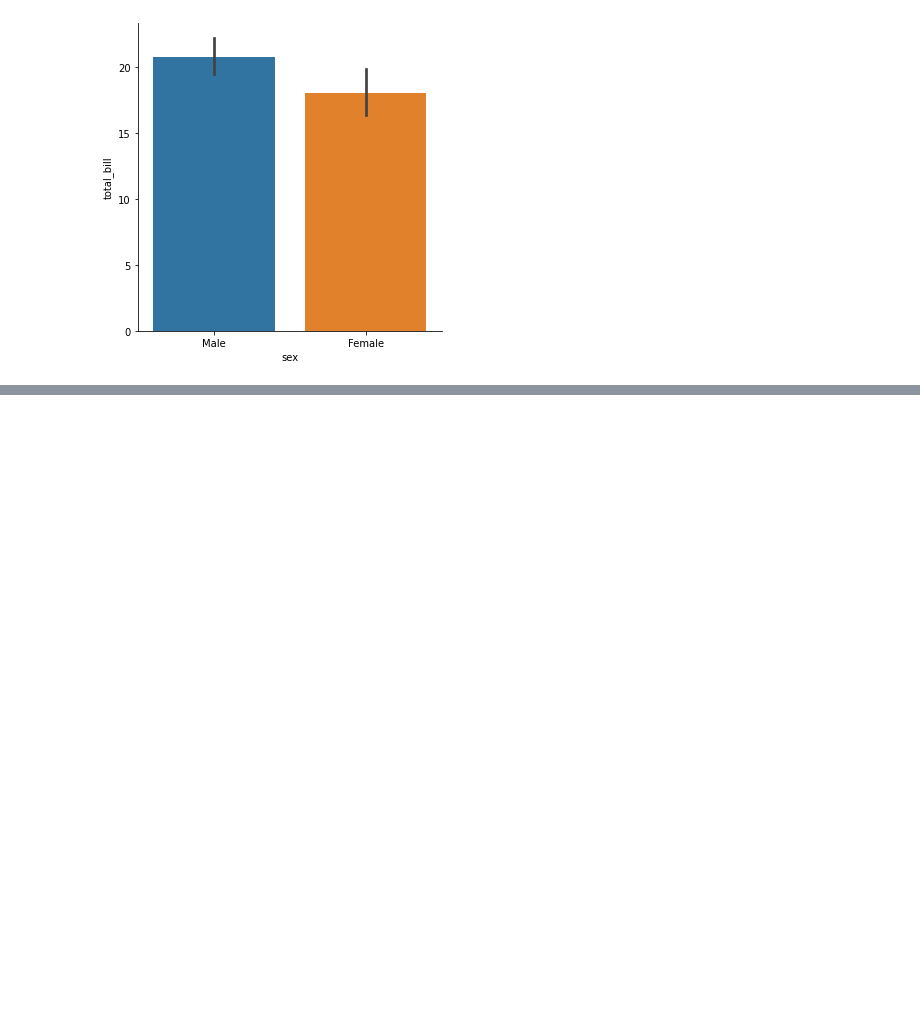
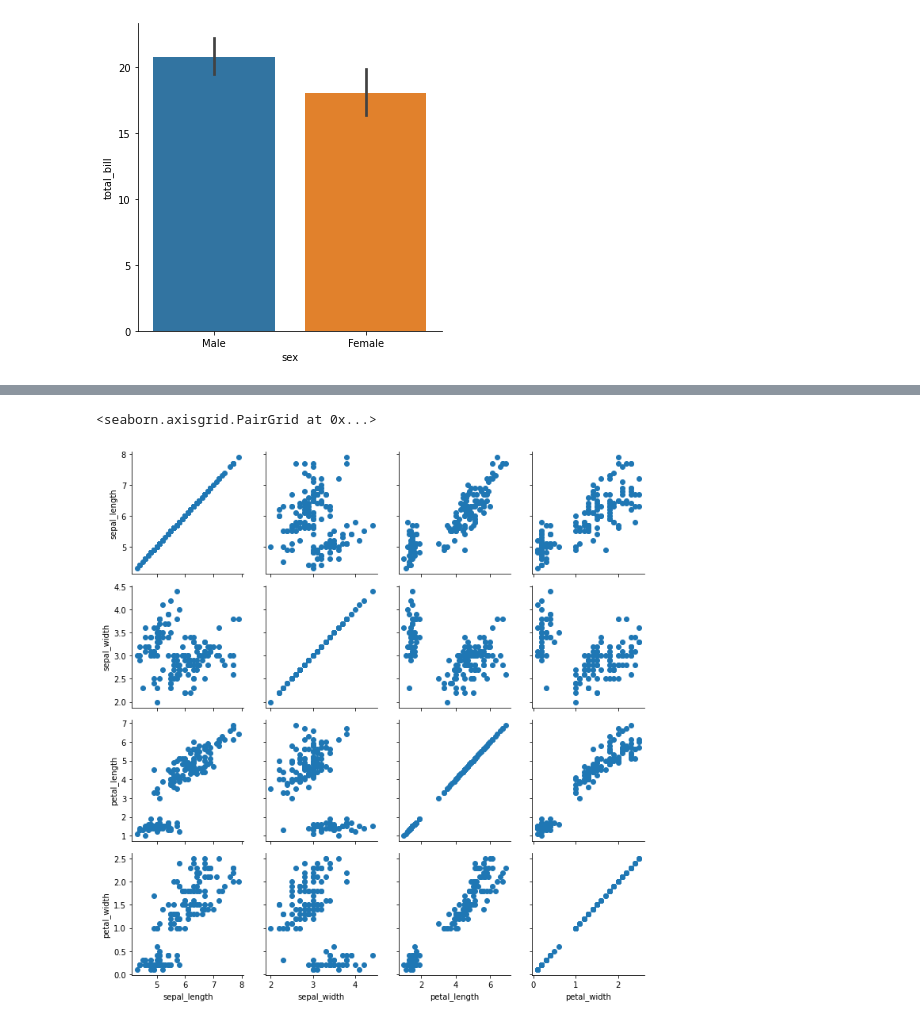
Before and after one commit to NooshinRajabi/Python-for-Data-Science-and-Machine-Learning, a Jupyter notebook: Seaborn/Seaborn.ipynb, the cells around one changed output, grey strips where cells are left out. Cells and saved outputs as stored; diff of their text form; code cells hidden in the pictures; blank space fills up the shorter version.

```diff
--- a/Seaborn/Seaborn.ipynb
+++ b/Seaborn/Seaborn.ipynb
@@ -359,0 +395,7 @@ sns.clustermap(fp,cmap='coolwarm',standard_scale=1)
+# %%
+g.map(plt.scatter)
+
+# Map to the grid
+# %% [output]
+<seaborn.axisgrid.PairGrid at 0x...>
+[figure, added]
```
Also changed, not shown: parts of 36 cells of this notebook.
